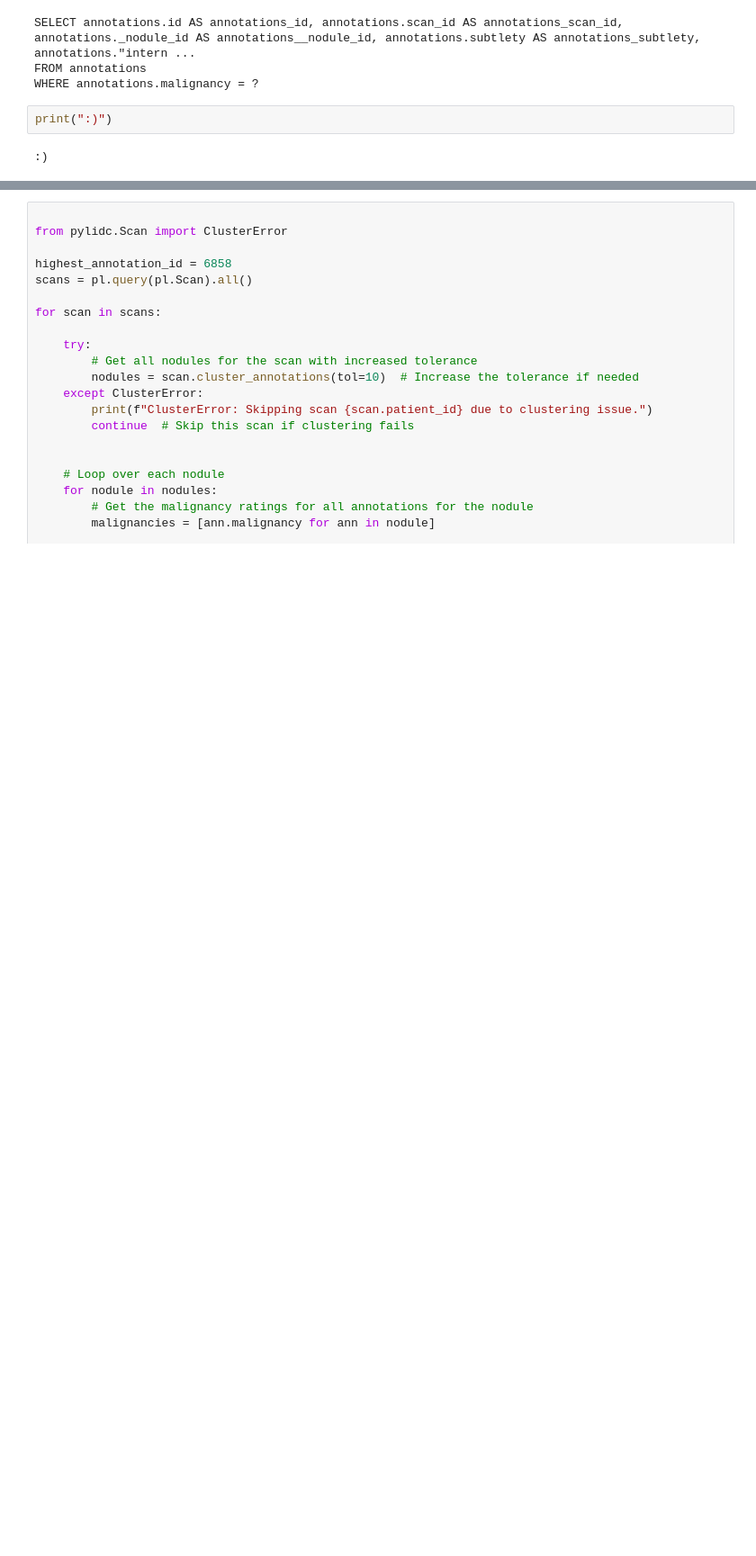
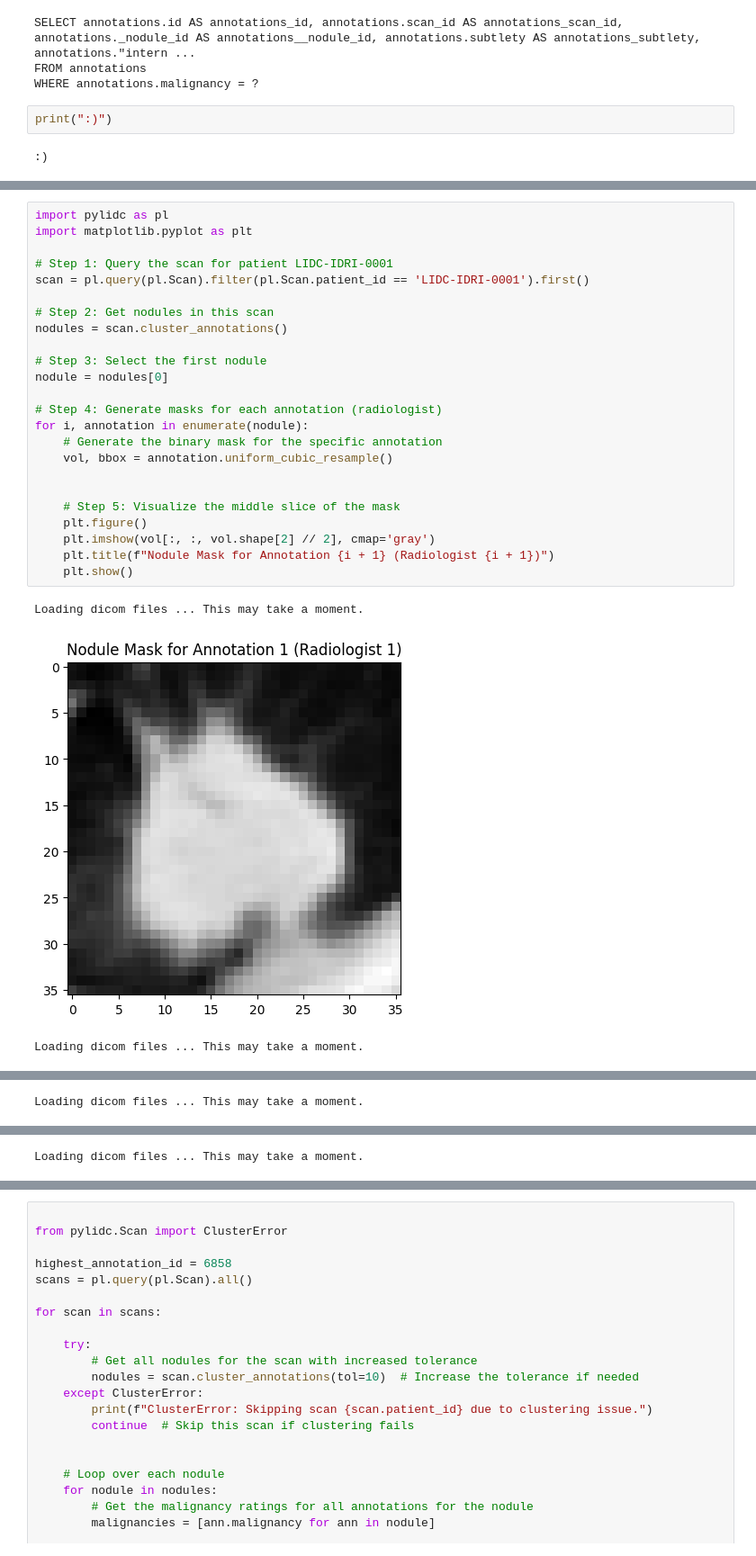
Before and after one commit to inesamorim/lung-cancer-classification, a Jupyter notebook: try_add_nodule5.ipynb, the cells around one changed output, grey strips where cells are left out. Shown at 90% size. Cells and saved outputs as stored; diff of their text form; blank space fills up the shorter version.

```diff
--- a/try_add_nodule5.ipynb
+++ b/try_add_nodule5.ipynb
@@ -66,0 +159,28 @@ print(":)")
+# %%
+import pylidc as pl
+import matplotlib.pyplot as plt
+
+# Step 1: Query the scan for patient LIDC-IDRI-0001
+scan = pl.query(pl.Scan).filter(pl.Scan.patient_id == 'LIDC-IDRI-0001').first()
+
+# Step 2: Get nodules in this scan
+nodules = scan.cluster_annotations()
+
+# Step 3: Select the first nodule
+nodule = nodules[0]
+
+# Step 4: Generate masks for each annotation (radiologist)
+for i, annotation in enumerate(nodule):
+    # Generate the binary mask for the specific annotation
+    vol, bbox = annotation.uniform_cubic_resample()
+
+
+    # Step 5: Visualize the middle slice of the mask
+    plt.figure()
+    plt.imshow(vol[:, :, vol.shape[2] // 2], cmap='gray')
+    plt.title(f"Nodule Mask for Annotation {i + 1} (Radiologist {i + 1})")
+    plt.show()
+# %% [output]
+Loading dicom files ... This may take a moment.
+[figure, added]
+Loading dicom files ... This may take a moment.
@@ -66,0 +188 @@ print(":)")
+Loading dicom files ... This may take a moment.
@@ -66,0 +190 @@ print(":)")
+Loading dicom files ... This may take a moment.
```
Also changed, not shown: parts of 8 cells of this notebook, 2 other files.
